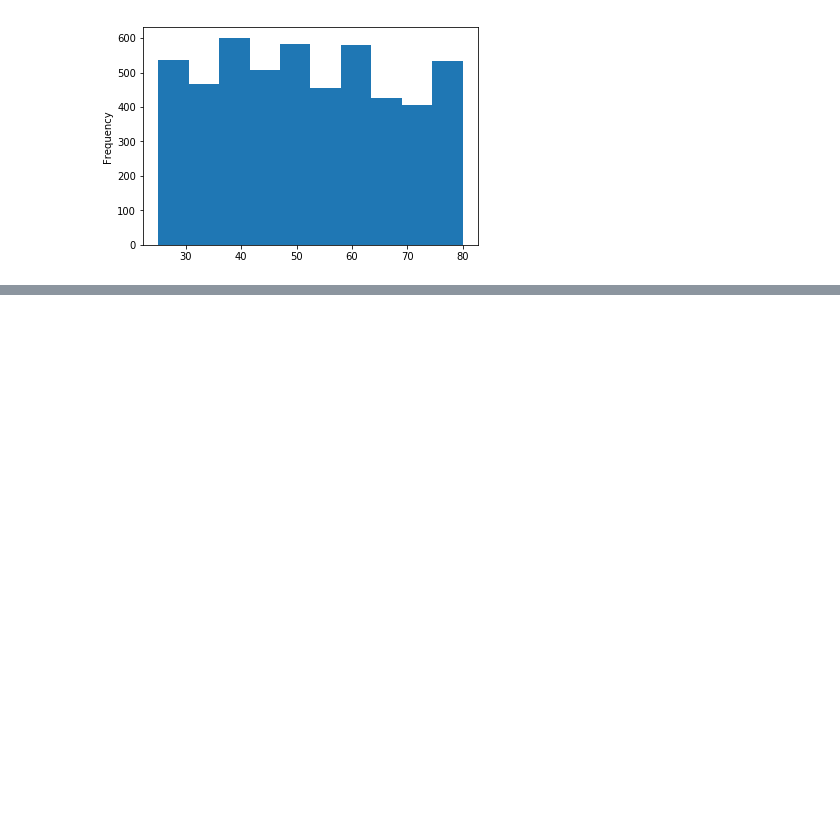
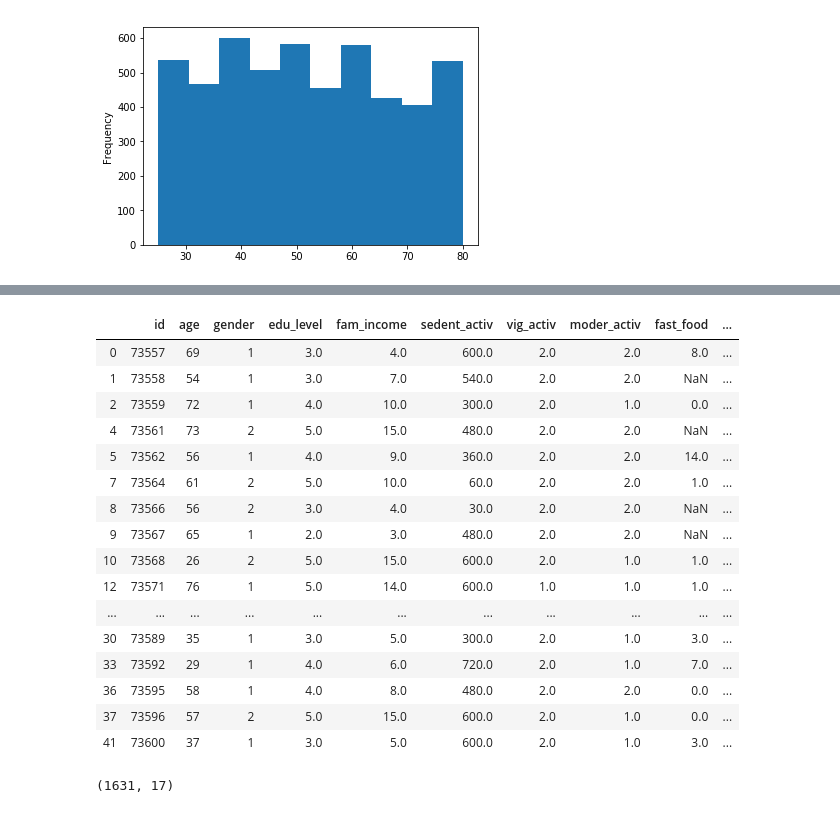
Before and after one commit to ElviraMingazova/PRML_Project, a Jupyter notebook: Diabetes_pred.ipynb, the cells around one changed output, grey strips where cells are left out. Drawn from its saved outputs; the diff is of its cells as text; code cells hidden in the pictures; blank space fills up the shorter version.

Commit message:
initial feature selection and data cleansing done

```diff
--- a/Diabetes_pred.ipynb
+++ b/Diabetes_pred.ipynb
@@ -103,0 +179,7 @@ df[]
+# %%
+# select multiple columns using loc
+diabetes_feat = df.loc[:,['SEQN','RIDAGEYR', 'RIAGENDR', 'DMDEDUC2',
+                          'INDFMIN2', 'PAD680', 'PAQ650', 'PAQ665',
+                          'DBD900', 'DBD895', 'DPQ030', 'DPQ040',
+                          'WHQ030', 'BMXBMI', 'BMXWAIST', 'LBDBMNSI', 'LBXGH']]
+diabetes_feat.shape
@@ -103,0 +188,21 @@ df[]
+# %%
+# rename columns properly
+
+diabetes_feat.rename(columns={'SEQN':'id',
+                              'RIDAGEYR':'age',
+                              'RIAGENDR':'gender',
+                              'DMDEDUC2':'edu_level',
+                              'INDFMIN2':'fam_income',
+                              'PAD680':'sedent_activ',
+                              'PAQ650':'vig_activ',
+                              'PAQ665':'moder_activ',
+                              'DBD900':'fast_food',
+                              'DBD895':'meals_outside',
+                              'DPQ030':'sleep_disorder',
+                              'DPQ040':'little_energy',
+                              'WHQ030':'self_estim_weight',
+                              'BMXBMI':'BMI',
+                              'BMXWAIST':'waist_circum',
+                              'LBDBMNSI':'bld_manganese',
+                              'LBXGH':'glycohemoglobin'}, inplace=True)
+diabetes_feat.head(10)
@@ -103,0 +221,4 @@ df[]
+# %%
+diabetes_feat.loc[diabetes_feat['glycohemoglobin'] < 6.0, 'diabetes'] = 0
+diabetes_feat.loc[(diabetes_feat['glycohemoglobin'] >=6.0) & (diabetes_feat['glycohemoglobin'] < 6.5), 'diabetes'] = 1
+diabetes_feat.loc[diabetes_feat['glycohemoglobin'] >= 6.5, 'diabetes'] = 3
@@ -103,0 +239,22 @@ df[]
+# %%
+diabetes_feat.drop(['glycohemoglobin'], axis=1, inplace=True)
+# %%
+diabetes_feat.head(20)
+# %% [output]
+|  | id | age | gender | edu_level | fam_income | sedent_activ | vig_activ | moder_activ | fast_food | ... |
+| 0 | 73557 | 69 | 1 | 3.0 | 4.0 | 600.0 | 2.0 | 2.0 | 8.0 | ... |
+| 1 | 73558 | 54 | 1 | 3.0 | 7.0 | 540.0 | 2.0 | 2.0 | NaN | ... |
+| 2 | 73559 | 72 | 1 | 4.0 | 10.0 | 300.0 | 2.0 | 1.0 | 0.0 | ... |
+| 4 | 73561 | 73 | 2 | 5.0 | 15.0 | 480.0 | 2.0 | 2.0 | NaN | ... |
+| 5 | 73562 | 56 | 1 | 4.0 | 9.0 | 360.0 | 2.0 | 2.0 | 14.0 | ... |
+| 7 | 73564 | 61 | 2 | 5.0 | 10.0 | 60.0 | 2.0 | 2.0 | 1.0 | ... |
+| 8 | 73566 | 56 | 2 | 3.0 | 4.0 | 30.0 | 2.0 | 2.0 | NaN | ... |
+| 9 | 73567 | 65 | 1 | 2.0 | 3.0 | 480.0 | 2.0 | 2.0 | NaN | ... |
+| 10 | 73568 | 26 | 2 | 5.0 | 15.0 | 600.0 | 2.0 | 1.0 | 1.0 | ... |
+| 12 | 73571 | 76 | 1 | 5.0 | 14.0 | 600.0 | 1.0 | 1.0 | 1.0 | ... |
+| ... | ... | ... | ... | ... | ... | ... | ... | ... | ... | ... |
+| 30 | 73589 | 35 | 1 | 3.0 | 5.0 | 300.0 | 2.0 | 1.0 | 3.0 | ... |
+| 33 | 73592 | 29 | 1 | 4.0 | 6.0 | 720.0 | 2.0 | 1.0 | 7.0 | ... |
+| 36 | 73595 | 58 | 1 | 4.0 | 8.0 | 480.0 | 2.0 | 2.0 | 0.0 | ... |
+| 37 | 73596 | 57 | 2 | 5.0 | 15.0 | 600.0 | 2.0 | 1.0 | 0.0 | ... |
+| 41 | 73600 | 37 | 1 | 3.0 | 5.0 | 600.0 | 2.0 | 1.0 | 3.0 | ... |
@@ -103,0 +272,4 @@ df[]
+# %%
+diabetes_feat.shape
+# %% [output]
+(1631, 17)
```
Also changed, not shown: parts of 34 cells of this notebook.
